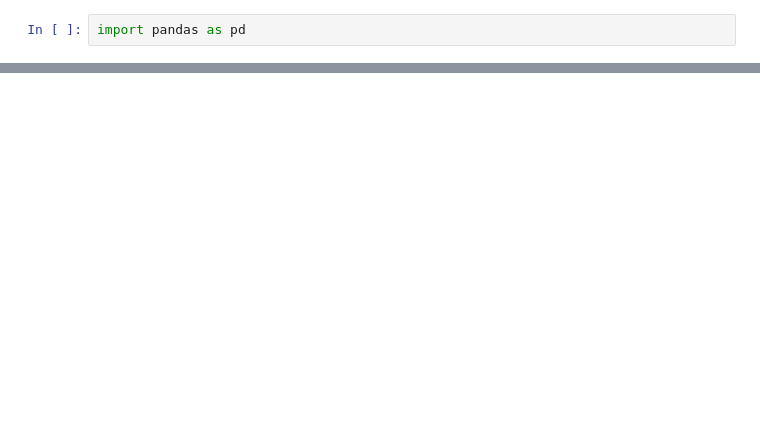
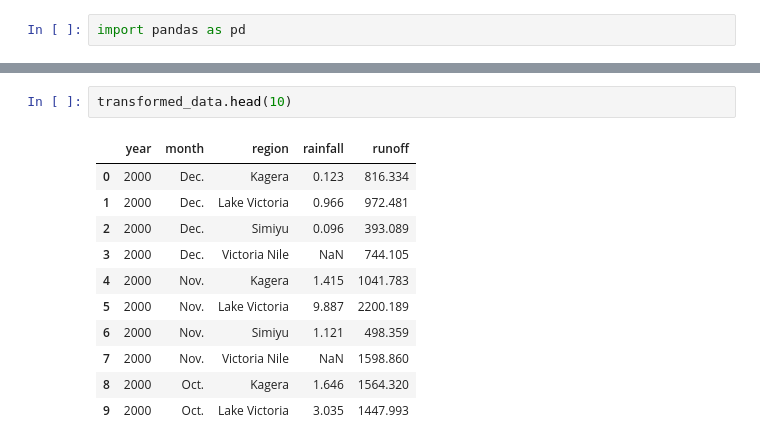
Before and after one commit to Tj-Dave/SmartByte-ML, a Jupyter notebook: intergrity_csv.ipynb, the cells around one changed output, grey strips where cells are left out. Cells and saved outputs as stored; diff of their text form; blank space fills up the shorter version.

```diff
--- a/intergrity_csv.ipynb
+++ b/intergrity_csv.ipynb
@@ -22,0 +32,14 @@ Original Data Description:
+# %%
+transformed_data.head(10)
+# %% [output]
+|  | year | month | region | rainfall | runoff |
+| 0 | 2000 | Dec. | Kagera | 0.123 | 816.334 |
+| 1 | 2000 | Dec. | Lake Victoria | 0.966 | 972.481 |
+| 2 | 2000 | Dec. | Simiyu | 0.096 | 393.089 |
+| 3 | 2000 | Dec. | Victoria Nile | NaN | 744.105 |
+| 4 | 2000 | Nov. | Kagera | 1.415 | 1041.783 |
+| 5 | 2000 | Nov. | Lake Victoria | 9.887 | 2200.189 |
+| 6 | 2000 | Nov. | Simiyu | 1.121 | 498.359 |
+| 7 | 2000 | Nov. | Victoria Nile | NaN | 1598.860 |
+| 8 | 2000 | Oct. | Kagera | 1.646 | 1564.320 |
+| 9 | 2000 | Oct. | Lake Victoria | 3.035 | 1447.993 |
```
Also changed, not shown: parts of 5 cells of this notebook, 2 other files.
